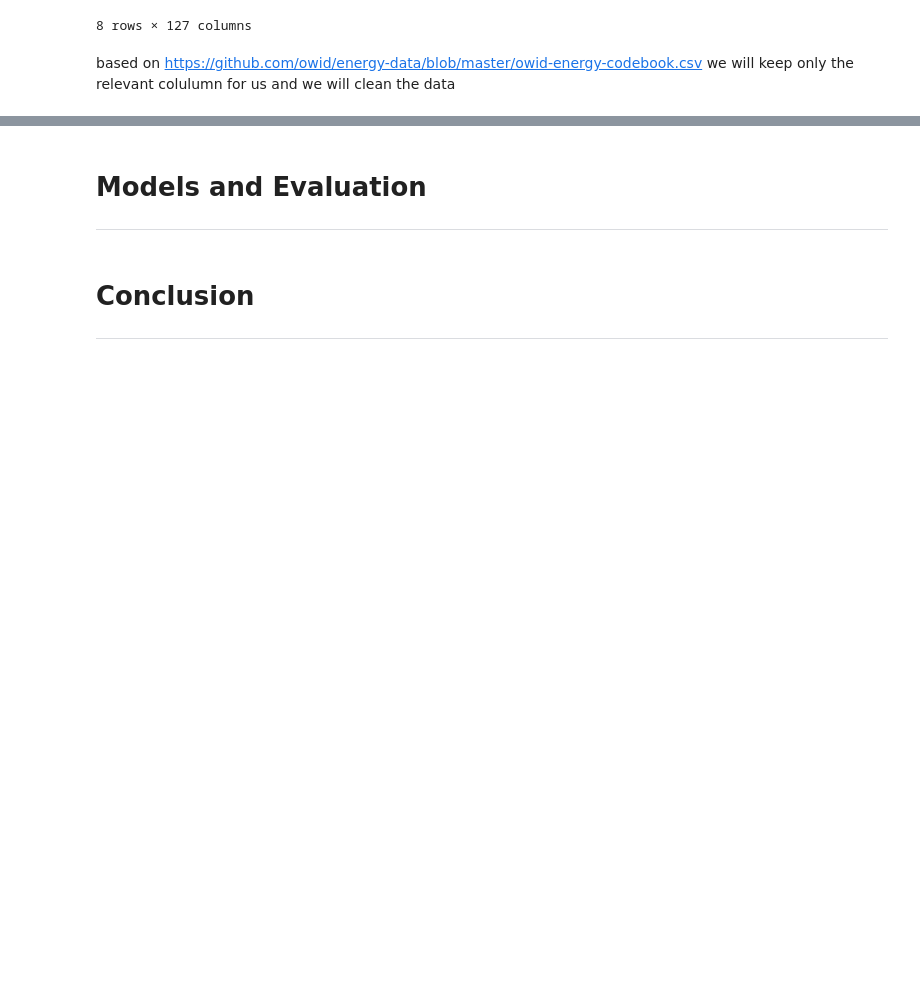
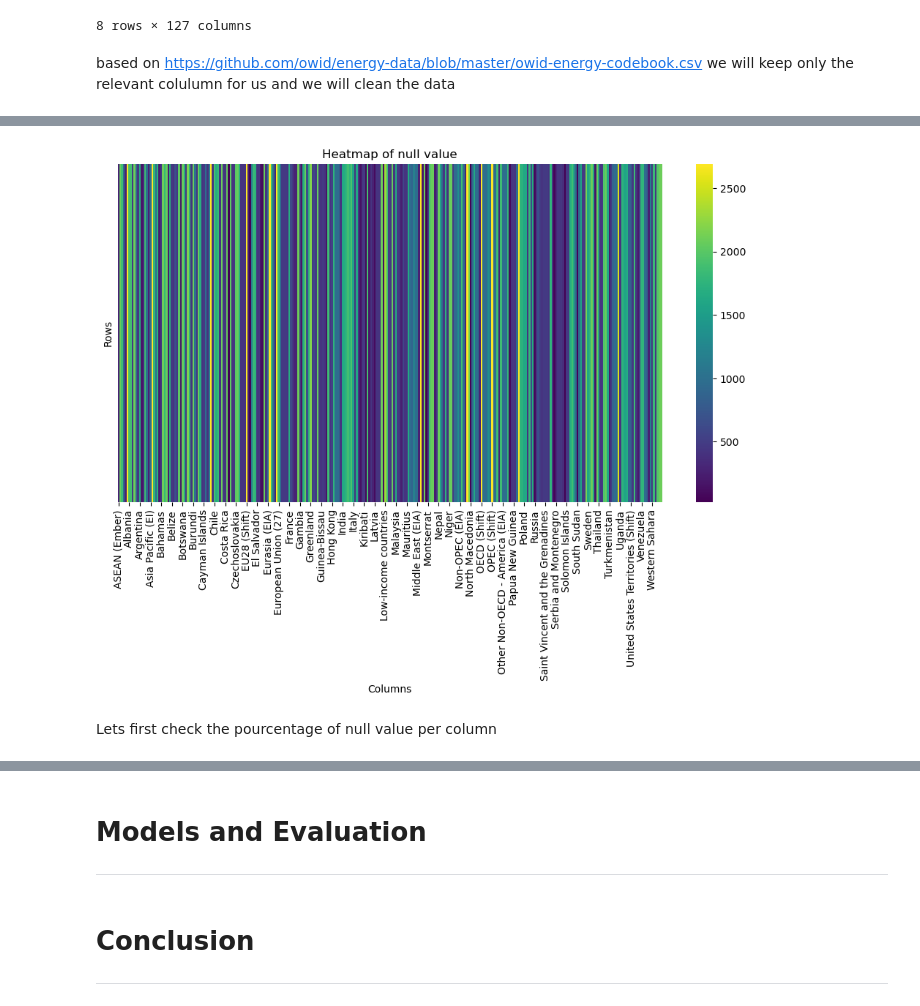
Before and after one commit to Bliights/A4_Explainability_AI, a Jupyter notebook: Project_Clément_MOLLY-MITTON_Paul_ESCALIER_Diane_VERBECQ_Raphaël_VIGNAL.ipynb, the cells around one changed output, grey strips where cells are left out. Cells and saved outputs as stored; diff of their text form; code cells hidden in the pictures; blank space fills up the shorter version.

```diff
--- a/Project_Clément_MOLLY-MITTON_Paul_ESCALIER_Diane_VERBECQ_Raphaël_VIGNAL.ipynb
+++ b/Project_Clément_MOLLY-MITTON_Paul_ESCALIER_Diane_VERBECQ_Raphaël_VIGNAL.ipynb
@@ -194,0 +151,11 @@ Length: 306, dtype: float64
+# %%
+plt.figure(figsize=(12, 6))
+sns.heatmap(df_analysis.isnull().groupby(df_analysis["country"]).sum().sum(axis=1).to_frame().T, cmap="viridis", cbar=True, yticklabels=False)
+plt.title("Heatmap of null value")
+plt.xlabel("Columns")
+plt.ylabel("Rows")
+plt.show()
+# %% [output]
+[figure, added]
+# %% [markdown]
+Lets first check the pourcentage of null value per column
```
Also changed, not shown: parts of 23 cells of this notebook.
